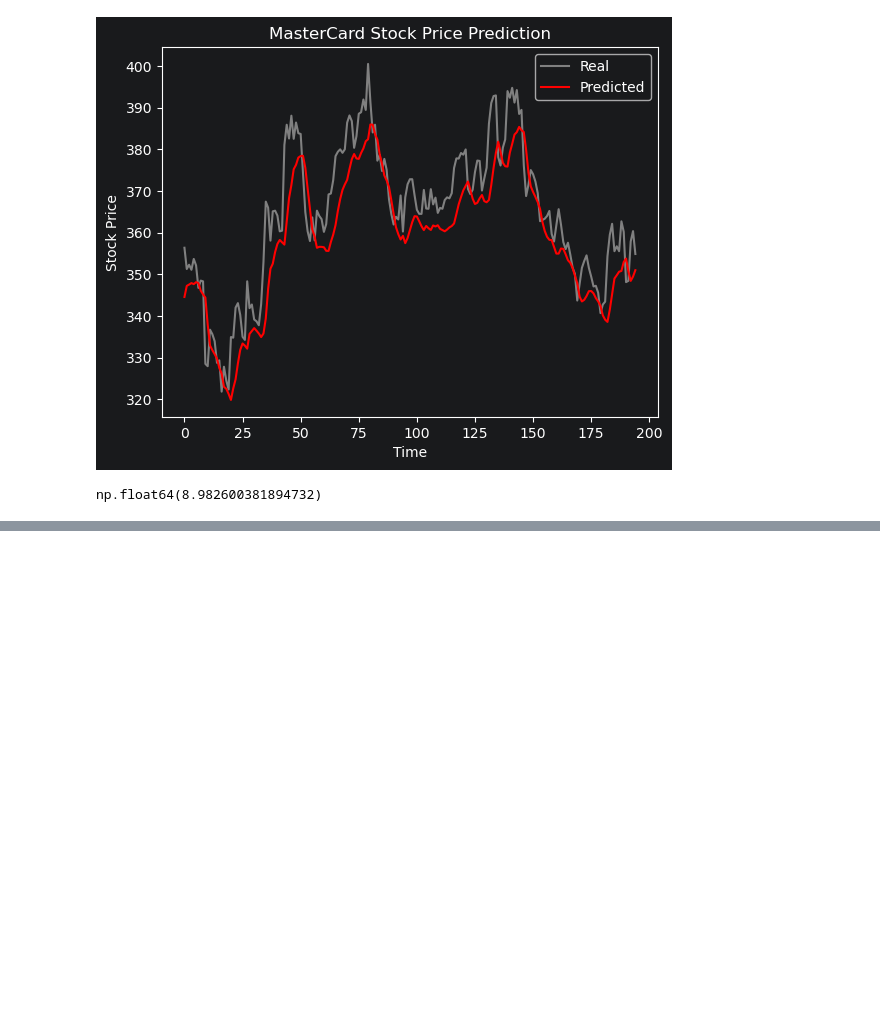
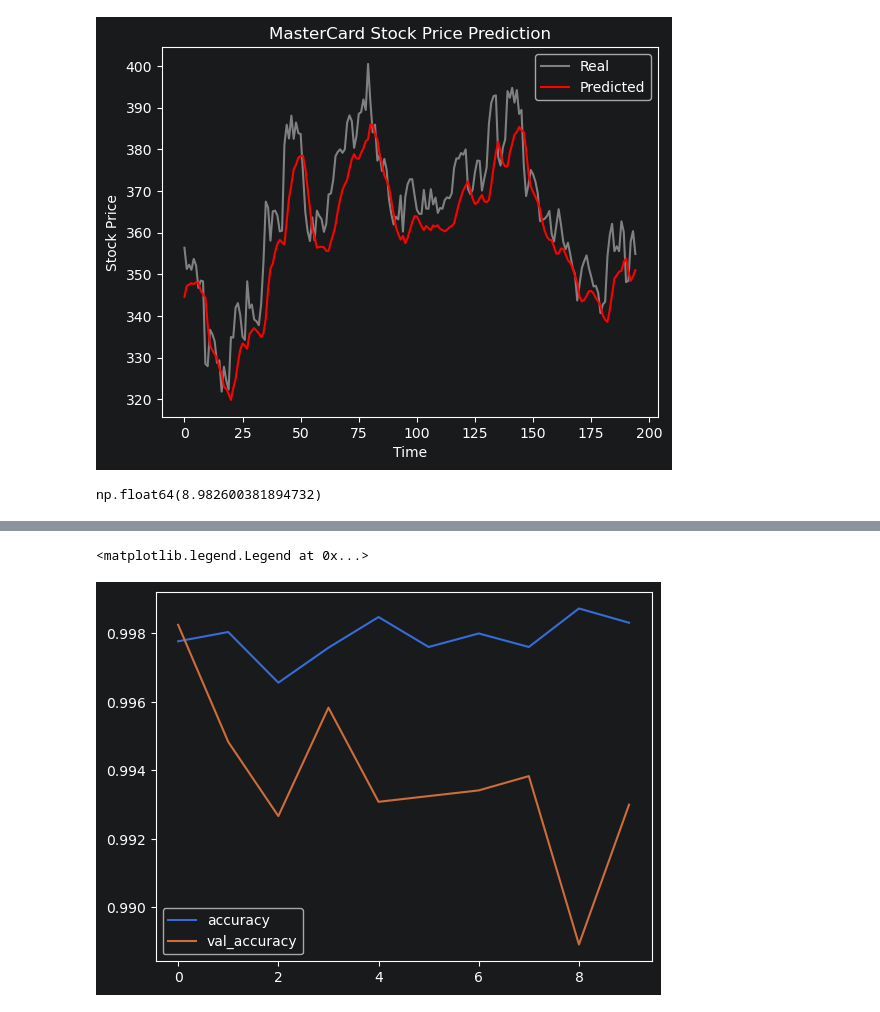
Before and after one commit to namal1230/DeepLearning-and-NeuralNetwork, a Jupyter notebook: DeepLearning-and-NeuralNetwork.ipynb, the cells around one changed output, grey strips where cells are left out. Saved outputs shown, nothing was run; the diff lists cells and outputs as text; code cells hidden in the pictures; blank space fills up the shorter version.

```diff
--- a/DeepLearning-and-NeuralNetwork.ipynb
+++ b/DeepLearning-and-NeuralNetwork.ipynb
@@ -467,0 +570,17 @@ np.float64(8.982600381894732)
+# %%
+(x_train, y_train), (x_test, y_test) = mnist.load_data()
+x_train,x_test = x_train/255.0, x_test/255.0
+# %%
+x_train_flatten = x_train.reshape(60000,-1)
+x_test_flatten = x_test.reshape(10000, -1)
+# %%
+model = keras.Sequential([
+    keras.layers.Input(shape=(784,)),
+    keras.layers.Dense(units=128, activation="relu"),
+    keras.layers.Dense(units=10, activation="relu"),
+    keras.layers.Dense(units=10,activation="softmax")
+])
+
+model.compile(optimizer='adam',loss='sparse_categorical_crossentropy',metrics=['accuracy'])
+# %%
+history=model.fit(x_train_flatten,y_train,epochs=10,validation_split=0.2)
@@ -467,0 +617,7 @@ np.float64(8.982600381894732)
+# %%
+plt.plot(history.history['accuracy'],label="accuracy")
+plt.plot(history.history['val_accuracy'],label="val_accuracy")
+plt.legend()
+# %% [output]
+<matplotlib.legend.Legend at 0x...>
+[figure, added]
```
Also changed, not shown: parts of 18 cells of this notebook.
